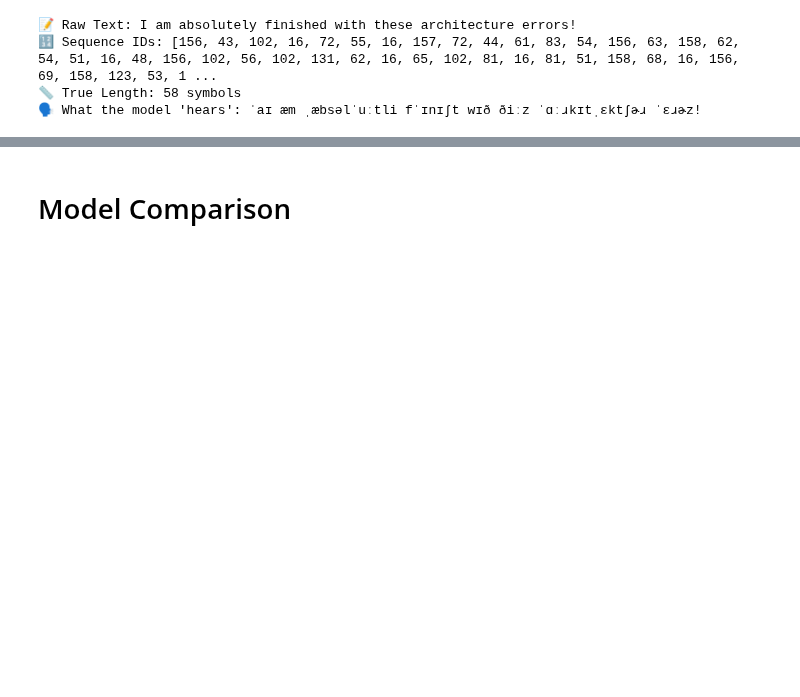
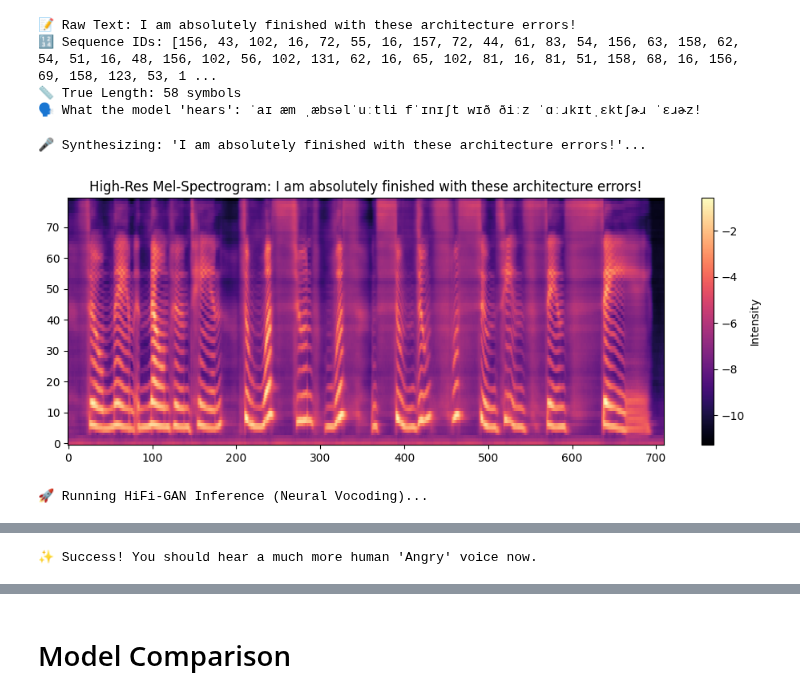
Before and after one commit to varrelkusuma/MedEmoji-TTS, a Jupyter notebook: jupyter/testing_voice.ipynb, the cells around one changed output, grey strips where cells are left out. Saved outputs shown, nothing was run; the diff lists cells and outputs as text; code cells hidden in the pictures; blank space fills up the shorter version.

```diff
--- a/jupyter/testing_voice.ipynb
+++ b/jupyter/testing_voice.ipynb
@@ -59,7 +58,7 @@ import torch
 import math
 from matcha.models.matcha_tts import MatchaTTS
 
-CHECKPOINT_PATH = r"C:\Users\alvar\Code\Github\MedEmoji-TTS\model\anger-v2"
+CHECKPOINT_PATH = r"C:\Users\alvar\Code\Github\MedEmoji-TTS\model\anger-v3"
 MEL_MEAN = -5.536622
 MEL_STD = 2.116101
 
@@ -191,3 +192,42 @@ print(f"🗣️ What the model 'hears': {''.join(decoded)}")
 🔢 Sequence IDs: [156, 43, 102, 16, 72, 55, 16, 157, 72, 44, 61, 83, 54, 156, 63, 158, 62, 54, 51, 16, 48, 156, 102, 56, 102, 131, 62, 16, 65, 102, 81, 16, 81, 51, 158, 68, 16, 156, 69, 158, 123, 53, 1 ...
 📏 True Length: 58 symbols
 🗣️ What the model 'hears': ˈaɪ æm ˌæbsəlˈuːtli fˈɪnɪʃt wɪð ðiːz ˈɑːɹkɪtˌɛktʃɚɹ ˈɛɹɚz!
+# %%
+import matplotlib.pyplot as plt
+from IPython.display import display, Audio
+
+# 1. GENERATE the Mel-spectrogram
+test_text = "I am absolutely finished with these architecture errors!"
+print(f"🎤 Synthesizing: '{test_text}'...")
+
+# Using your optimized settings: low temperature for stability, short length for anger
+mel_output = speak(test_text, temperature=0.1, length_scale=0.85)
+
+if mel_output is not None:
+    # 2. PLOT the Mel
+    plt.figure(figsize=(12, 4))
+    plt.imshow(mel_output[0], aspect='auto', origin='lower', interpolation='none', cmap='magma')
+    plt.colorbar(label='Intensity')
+    plt.title(f"High-Res Mel-Spectrogram: {test_text}")
+    plt.show()
+
+    # 3. CONVERT to Audio (HiFi-GAN)
+    print("🚀 Running HiFi-GAN Inference (Neural Vocoding)...")
+
+    # Matcha outputs are Log-Mel, which HiFi-GAN loves.
+    # We just need to ensure it's a Tensor on the same device as the vocoder.
+    with torch.no_grad():
+        mel_tensor = torch.FloatTensor(mel_output)
+        # HiFi-GAN expects [Batch, 80, Time]
+        waveform = vocoder(mel_tensor)
+
+    # 4. DISPLAY the Audio Player
+    # HiFi-GAN v1 outputs at 22050Hz
+    display(Audio(waveform.squeeze().numpy(), rate=22050))
+    print("✨ Success! You should hear a much more human 'Angry' voice now.")
+else:
+    print("❌ Synthesis failed. Ensure your 'last.ckpt' is loaded correctly.")
+# %% [output]
+🎤 Synthesizing: 'I am absolutely finished with these architecture errors!'...
+[figure, added]
+🚀 Running HiFi-GAN Inference (Neural Vocoding)...
@@ -194,3 +235,4 @@ print(f"🗣️ What the model 'hears': {''.join(decoded)}")
+✨ Success! You should hear a much more human 'Angry' voice now.
 # %%
 # 1. Synthesize with "Angry" settings
 # Temperature 0.1: Makes the model very 'sure' of its sounds (less breathy)
```
Also changed, not shown: parts of 13 cells of this notebook, 7 other files.
